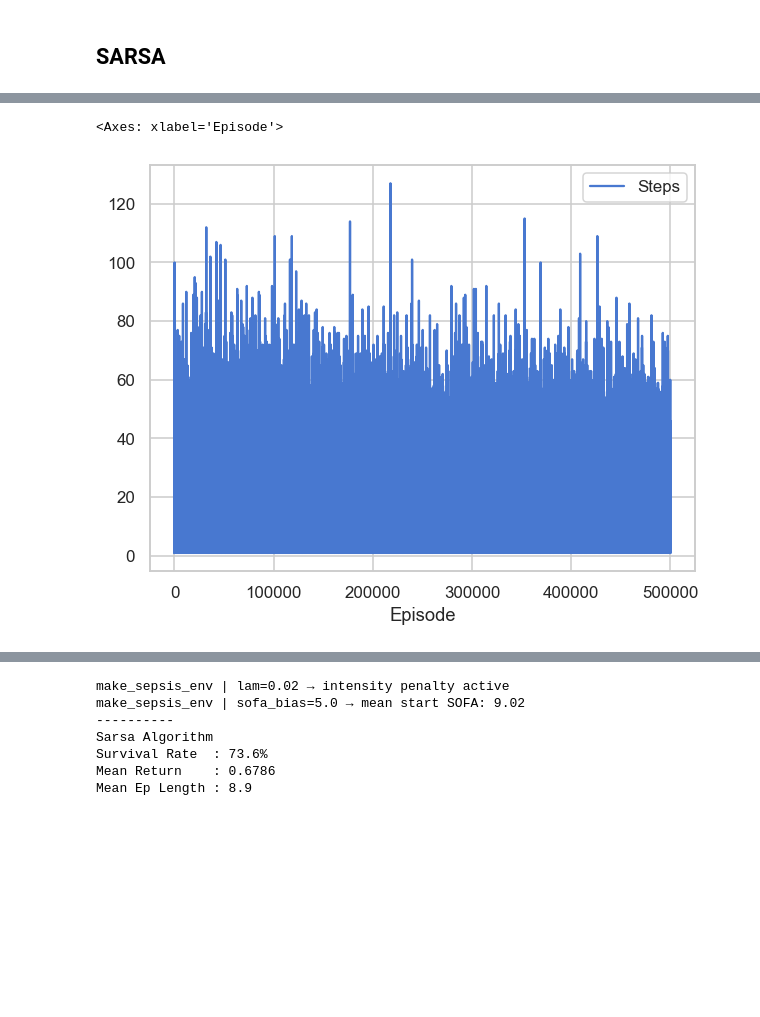
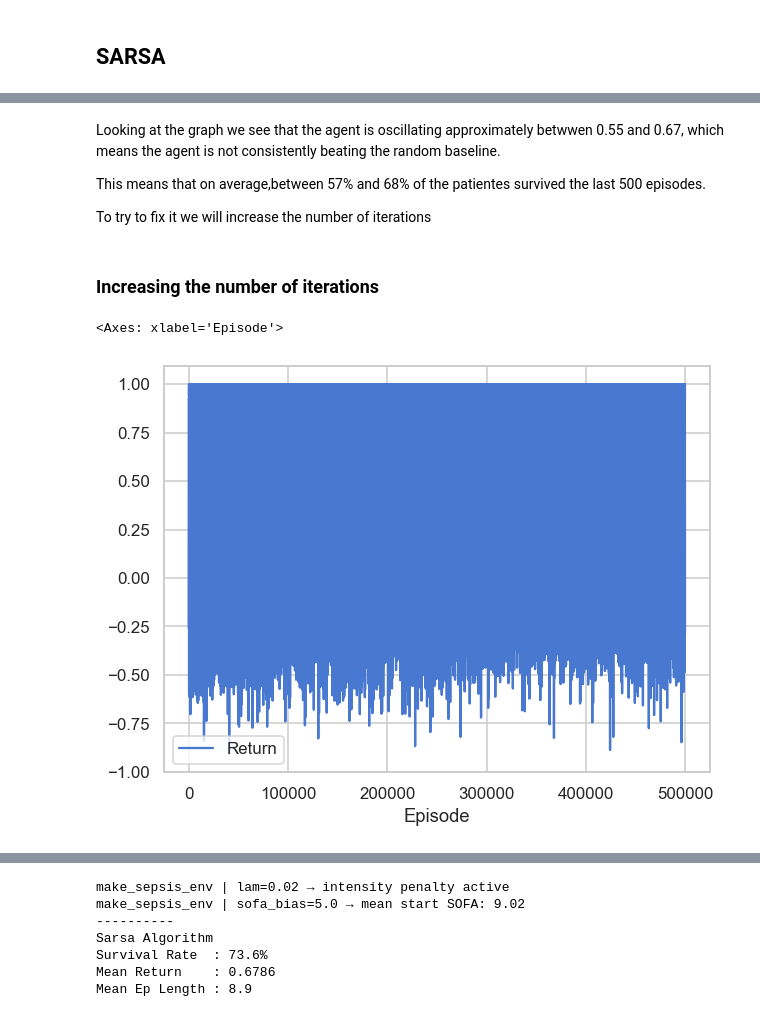
Before and after one commit to calcoafrancisca/RL_GroupAG, a Jupyter notebook: RL Project Code/sepsis_project - Students Version/rl_sepsis_project.ipynb, the cells around one changed output, grey strips where cells are left out. Cells and saved outputs as stored; diff of their text form; code cells hidden in the pictures; blank space fills up the shorter version.

```diff
--- a/RL Project Code/sepsis_project - Students Version/rl_sepsis_project.ipynb
+++ b/RL Project Code/sepsis_project - Students Version/rl_sepsis_project.ipynb
@@ -1030,0 +1046,8 @@ The policy agreement with PI is 25%, which shows that Q-Learning found different
+# %%
+Q_table_sepsis, df_return_over_time_sepsis, df_steps_over_time_sepsis, epsilon_over_time_sepsis, df_checkpoints = sepsis_Q_learning(
+    env,
+    num_iterations=800 0000,
+    alpha=0.05,
+    gamma=0.99,
+    checkpoint_every=100 0000
+)
@@ -1031,7 +1086,8 @@ The policy agreement with PI is 25%, which shows that Q-Learning found different
 # %%
-Q_table_sepsis, df_return_over_time_sepsis, df_steps_over_time_sepsis, epsilon_over_time = sepsis_Q_learning(
+Q_table_sepsis, df_return_over_time_sepsis, df_steps_over_time_sepsis, df_epsilon_over_time_sepsis = sepsis_Q_learning(
     env,
-    num_iterations=1000000, # increasing so the agent has more 'experience'
+    num_iterations=4000000, # increasing so the agent has more 'experience'
     alpha=.05,
-    gamma=.99
+    gamma=.99,
+    slower_rate=1 # in order to explore more for each eps., because the eplison will decay twice slower
 )
@@ -1045,7 +1130,7 @@ Policy agreement with PI: 20.9%
 # %% [markdown]
 ## SARSA
 # %%
-def sepsis_SARSA_q_function(env,num_iterations=10, alpha=.85, gamma=.9):
+def sepsis_SARSA_q_function(env,num_iterations=10, alpha=.85, gamma=.9,checkpoint=False, checkpoint_every=1000000):
 
     #Storing our Q functions
     Q_table = np.zeros((env.observation_space.n, env.action_space.n))
@@ -1060,6 +1145,8 @@ def sepsis_SARSA_q_function(env,num_iterations=10, alpha=.85, gamma=.9):
     decay = epsilon / num_iterations
 
     actions_over_time = []
+
+    checkpoint_results = []
     #for each episode
     for i in tqdm(range(num_iterations)):
 
@@ -1104,13 +1191,24 @@ def sepsis_SARSA_q_function(env,num_iterations=10, alpha=.85, gamma=.9):
             #if the current state is the terminal state then break:
             if done or truncated:
                 break
-
+            if checkpoint:
+                # Evaluate every checkpoint_every episodes
+                if (i + 1) % checkpoint_every == 0:
+                    policy = np.argmax(Q_table, axis=1)
+                    ret, _ = evaluate_policy(policy)
+                    survival_rate = float(np.mean(ret > 0)) * 100
+                    print(f"Episode {i+1:,}: Survival Rate = {survival_rate:.1f}%")
+                    checkpoint_results.append([i + 1, survival_rate])
         epsilon = max(min_epsilon, epsilon - decay)
         return_over_time.append([i, Return])
         steps_over_time.append([i, t + 1])
+
+
 
     df_steps_over_time = pd.DataFrame(steps_over_time, columns=['Episode', 'Steps'])
 
     df_return_over_time = pd.DataFrame(return_over_time, columns=['Episode', 'Return'])
 
-    return Q_table, df_return_over_time, df_steps_over_time, epsilon_over_time, actions_over_time
+    df_checkpoints = pd.DataFrame(checkpoint_results, columns=['Episode', 'Survival Rate'])
+
+    return Q_table, df_return_over_time, df_steps_over_time, epsilon_over_time, actions_over_time, df_checkpoints
@@ -1117,12 +1234,20 @@ def sepsis_SARSA_q_function(env,num_iterations=10, alpha=.85, gamma=.9):
+# %% [markdown]
+Looking at the graph we see that the agent is oscillating approximately betwwen 0.55 and 0.67, which means the agent is not consistently beating the random baseline.
+
+This means that on average,between 57% and 68% of the patientes survived the last 500 episodes.
+
+To try to fix it we will increase the number of iterations
+# %% [markdown]
+### Increasing the number of iterations
 # %%
-Q_table_sepsis_SARSA, df_return_over_time_sepsis_SARSA, df_steps_over_time_sepsis_SARSA, epsilon_over_time_SARSA, actions_over_time_SARSA = sepsis_SARSA_q_function(
+Q_table_sepsis_SARSA, df_return_over_time_sepsis_SARSA, df_steps_over_time_sepsis_SARSA, epsilon_over_time_SARSA, actions_over_time_SARSA, df_checkpoints_SARSA = sepsis_SARSA_q_function(
     env,
     num_iterations=500000, # increasing so the agent has more 'experience'
-    alpha=.05,
+    alpha=.1,
     gamma=.99
 )
 # %%
-df_steps_over_time_sepsis_SARSA.plot(x='Episode', y='Steps')
+df_return_over_time_sepsis_SARSA.plot(x='Episode', y='Return')
 # %% [output]
 <Axes: xlabel='Episode'>
-[figure, old version]
+[figure, new version]
```
Also changed, not shown: parts of 45 cells of this notebook.
